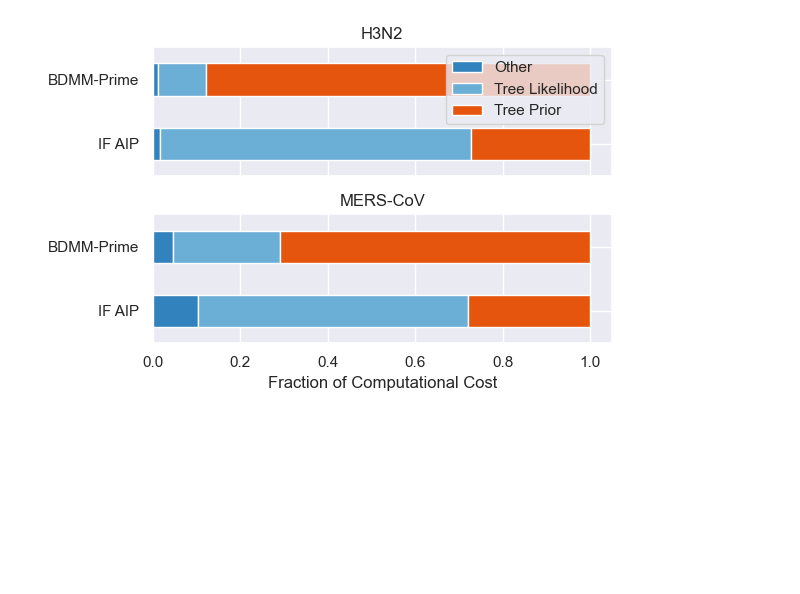
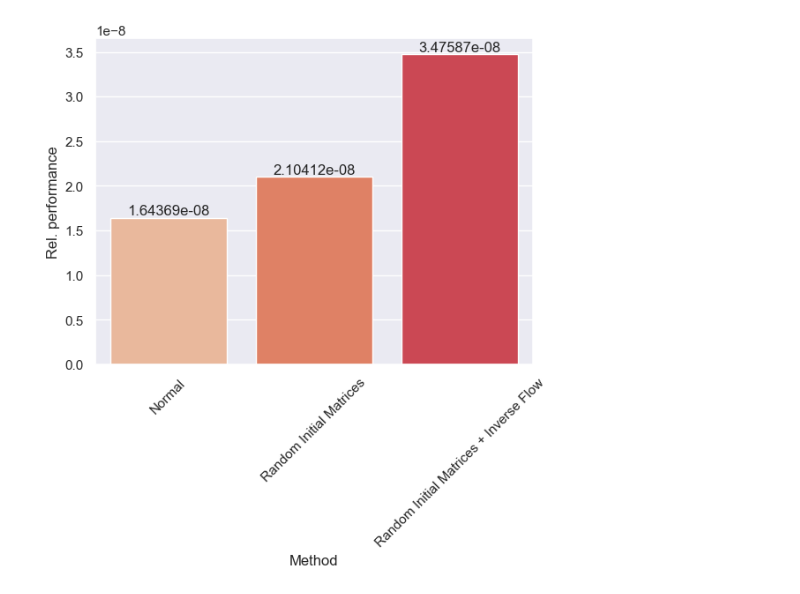
Before and after one commit to tochsner/BDMM-Flow-Supplementary, a Jupyter notebook: synthetic_benchmarks/analysis.ipynb, the cells around one changed output. Drawn from its saved outputs; the diff is of its cells as text; code cells hidden in the pictures; blank space fills up the shorter version.

```diff
--- a/synthetic_benchmarks/analysis.ipynb
+++ b/synthetic_benchmarks/analysis.ipynb
@@ -38,5 +21,4 @@ results = pd.concat([
 # %%
 results = results[results["leaf_count"] > 10]
 results["speedup"] = results["bdmm_duration"] / results["flow_duration"]
-results["binned_leaves"] = results["leaf_count"].apply(lambda x: x // 250 * 250)
-results["error"] = np.abs((results["bdmm_likelihood"] - results["flow_likelihood"]) / results["bdmm_likelihood"])
+results["binned_leaves"] = results["leaf_count"].apply(lambda x: x // 200 * 200)
@@ -188,0 +25,5 @@ plt.savefig("wins.svg")
+# %%
+vanilla_flow = results[(results["use_inverse_flow"] == False) & (results["use_random_initial_matrix"] == False)]
+random_initial = results[(results["use_inverse_flow"] == False) & (results["use_random_initial_matrix"] == True)]
+inverse_flow = results[(results["use_inverse_flow"] == True) & (results["use_random_initial_matrix"] == False)]
+inverse_flow_random_initial = results[(results["use_inverse_flow"] == True) & (results["use_random_initial_matrix"] == True)]
@@ -188,0 +48,18 @@ plt.savefig("wins.svg")
+# %%
+ax = sns.barplot(data=pd.DataFrame({
+    "Method": [
+        "Normal",
+        "Random Initial Matrices",
+        "Random Initial Matrices + Inverse Flow",
+    ],
+    "Rel. performance": [
+        vanilla_flow[vanilla_flow["leaf_count"] > 500]["speedup"].mean(),
+        random_initial[random_initial["leaf_count"] > 500]["speedup"].mean(),
+        inverse_flow_random_initial[inverse_flow_random_initial["leaf_count"] > 500]["speedup"].mean(),
+    ]
+}), x="Method", y="Rel. performance")
+
+plt.xticks(rotation=45)
+
+for i in ax.containers:
+    ax.bar_label(i,)
@@ -269,32 +77,20 @@ runtime_fraction = pd.DataFrame(
-# %%
-# Group the data by dataset, then plot a stacked horizontal bar for each dataset
-g = runtime_fraction.pivot_table(index=["dataset", "method"], columns="operation", values="fraction")
-
-# For nice top-to-bottom ordering (BDMM-Prime at bottom per dataset), reverse each group
-g = g.groupby(level=0, group_keys=False).apply(lambda d: d.iloc[::-1])
-
-# Plot per dataset as subplot
-fig, axes = plt.subplots(nrows=len(g.index.get_level_values(0).unique()), ncols=1, figsize=(6, 2*len(g.index.get_level_values(0).unique())), sharex=True)
-
-if len(g.index.get_level_values(0).unique()) == 1:
-    axes = [axes]
-
-for ax, (dataset, group) in zip(axes, g.groupby(level=0)):
-    group.droplevel(0).plot(
-        kind="barh",
-        stacked=True,
-        ax=ax,
-        legend=False if ax != axes[0] else True  # show legend only for first subplot
-    )
-    ax.set_title(dataset)
-    ax.set_ylabel("")
-    ax.set_xlabel("Fraction of Computational Cost")
-
-if axes[0].get_legend() is not None:
-    axes[0].get_legend().set_title(None)
-
-plt.tight_layout()
-plt.savefig("runtime_fraction_stacked_bar_by_dataset.svg")
-plt.show()
-# %% [output]
-[figure, removed]
+# %%
+ax = sns.barplot(data=pd.DataFrame({
+    "Method": [
+        "Normal",
+        "Random Initial Matrices",
+        "Random Initial Matrices + Inverse Flow",
+    ],
+    "Rel. performance": [
+        ((vanilla_flow["bdmm_likelihood"] - vanilla_flow["flow_likelihood"]) / vanilla_flow["bdmm_likelihood"]).abs().mean(),
+        ((random_initial["bdmm_likelihood"] - random_initial["flow_likelihood"]) / random_initial["bdmm_likelihood"]).abs().mean(),
+        ((inverse_flow_random_initial["bdmm_likelihood"] - inverse_flow_random_initial["flow_likelihood"]) / inverse_flow_random_initial["bdmm_likelihood"]).abs().mean(),
+    ]
+}), x="Method", y="Rel. performance")
+
+plt.xticks(rotation=45)
+
+for i in ax.containers:
+    ax.bar_label(i,)
+# %% [output]
+[figure, added]
```
Also changed, not shown: parts of 26 cells of this notebook, 24 other files.
